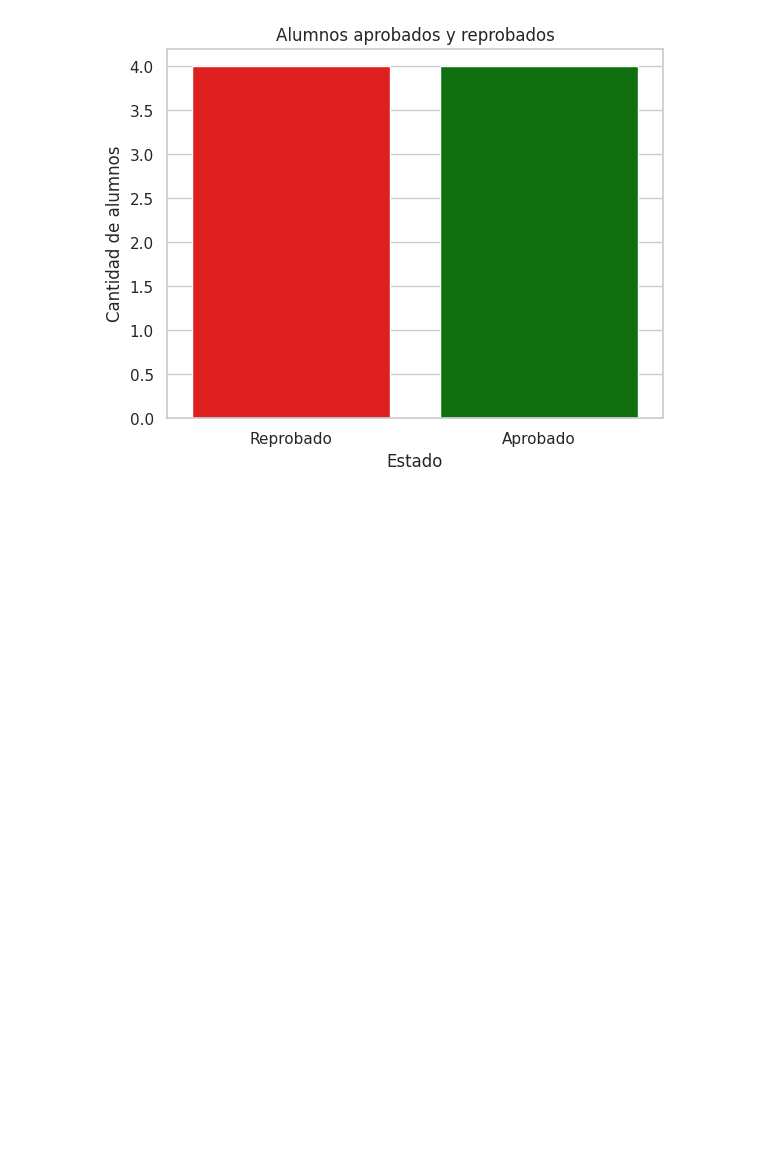
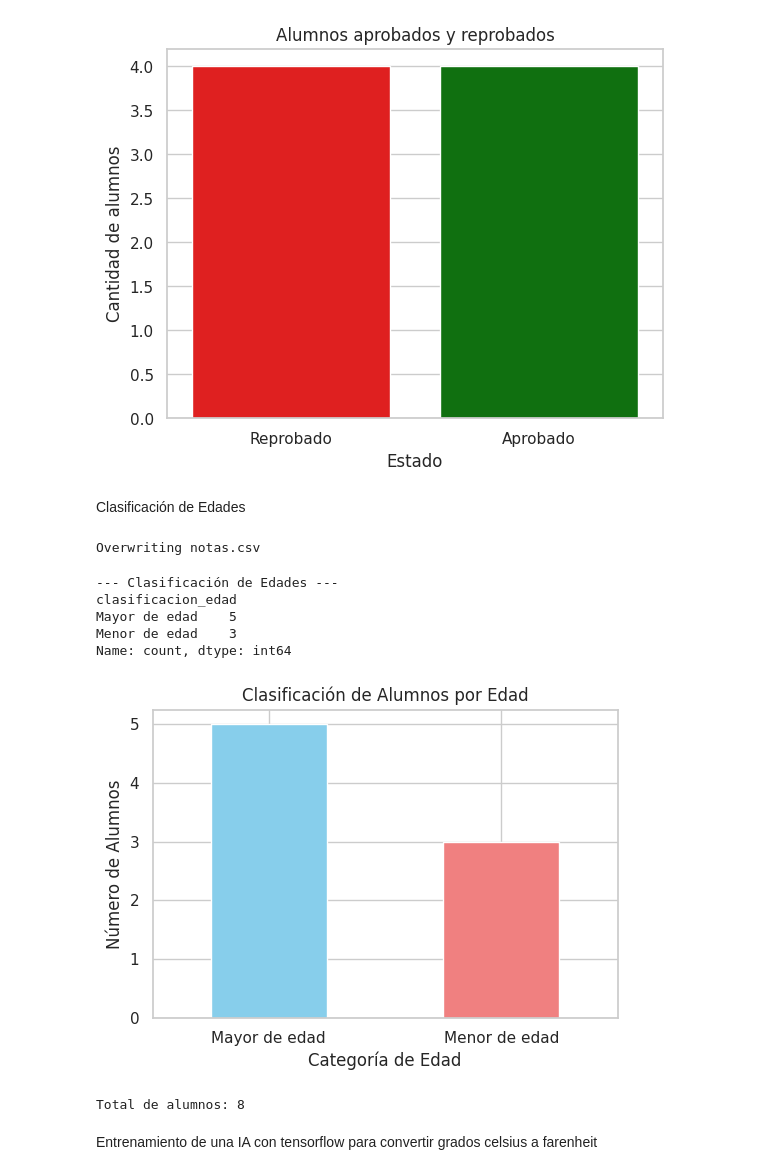
Before and after one commit to LordShadow01/Programacion_lll, a Jupyter notebook: Librerías.ipynb, the cells around one changed output. Drawn from its saved outputs; the diff is of its cells as text; code cells hidden in the pictures; blank space fills up the shorter version.

```diff
--- a/Librerías.ipynb
+++ b/Librerías.ipynb
@@ -66,3 +66,56 @@ Passing `palette` without assigning `hue` is deprecated and will be removed in v
 
   sns.countplot(data=notas, x='estado', palette={'Aprobado': 'green', 'Reprobado': 'red'})
 [figure]
+# %% [markdown]
+Clasificación de Edades
+# %%
+%%writefile notas.csv
+nombre;nota;edad
+Juan;8.5;19
+Maria;9.0;17
+Carlos;7.8;22
+Sofia;6.5;16
+Pedro;9.5;20
+Ana;8.2;18
+Luis;5.0;15
+Elena;7.0;19
+# %% [output]
+Overwriting notas.csv
+# %%
+import pandas as pd
+import matplotlib.pyplot as plt
+
+try:
+    alumnos = pd.read_csv("notas.csv", sep=";")
+except FileNotFoundError:
+    print("Error: Asegúrate de que el archivo 'notas.csv' exista y esté en la ubicación correcta.")
+    exit()
+
+alumnos['clasificacion_edad'] = alumnos['edad'].apply(
+    lambda x: 'Mayor de edad' if x >= 18 else 'Menor de edad'
+)
+
+conteo_edades = alumnos['clasificacion_edad'].value_counts()
+
+print("--- Clasificación de Edades ---")
+print(conteo_edades)
+
+plt.figure(figsize=(6, 4))
+conteo_edades.plot(kind='bar', color=['skyblue', 'lightcoral'])
+plt.title('Clasificación de Alumnos por Edad')
+plt.ylabel('Número de Alumnos')
+plt.xlabel('Categoría de Edad')
+plt.xticks(rotation=0)
+plt.show()
+
+print(f"\nTotal de alumnos: {alumnos.shape[0]}")
+# %% [output]
+--- Clasificación de Edades ---
+clasificacion_edad
+Mayor de edad    5
+Menor de edad    3
+Name: count, dtype: int64
+[figure, added]
+Total de alumnos: 8
+# %% [markdown]
+Entrenamiento de una IA con tensorflow para convertir grados celsius a farenheit
```
Also changed, not shown: parts of 2 cells of this notebook.
